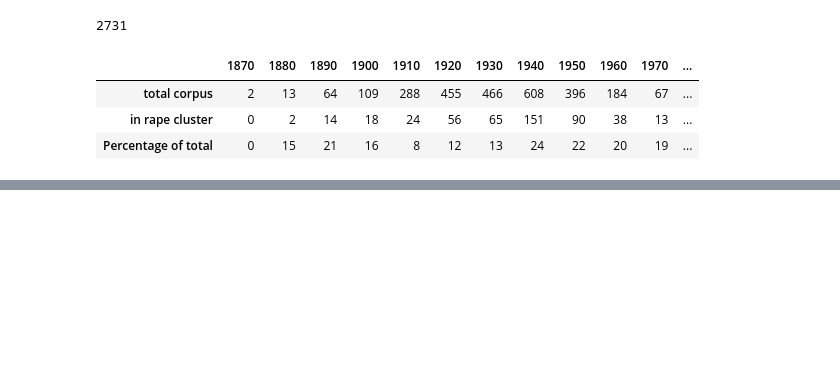
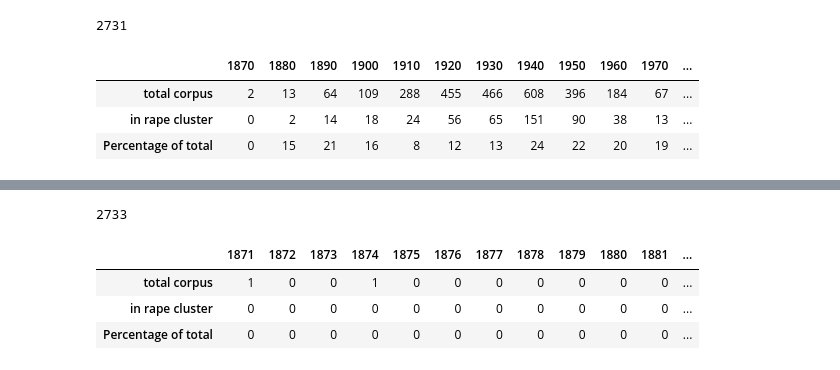
Before and after one commit to ohtap/ohtap, a Jupyter notebook: Research Question 1/RQ1 code.ipynb, the cells around one changed output, grey strips where cells are left out. Drawn from its saved outputs; the diff is of its cells as text; code cells hidden in the pictures; blank space fills up the shorter version.

Commit message:
added birth year table

```diff
--- a/Research Question 1/RQ1 code.ipynb
+++ b/Research Question 1/RQ1 code.ipynb
@@ -83,6 +69,8 @@ for i in range(len(data)):
             value= data.loc[i, "researcher_assumed_birth_decade"]
         if value in BLANKS and atr=="identified_race":
             value= data.loc[i, "researcher_assumed_race"]
+        if value in BLANKS and atr == "real_interviewee_birth_year":
+            value= data.loc[i, "approximate_interviewee_birth_year"]
         database[data.loc[i, "interviewee_id"]][atr]=value
     database[data.loc[i, "interviewee_id"]]["interview_year"]=ids_to_years[data.loc[i, "interviewee_id"]]
 # %%
@@ -165,4 +131,4 @@ for ids in database:
     ids_to_info[ids]["sex"]=database[ids]["sex"]
     ids_to_info[ids]["race"]=database[ids]["identified_race"]
     ids_to_info[ids]["interview_year"]=database[ids]["interview_year"]
-print(ids_to_info)
+    ids_to_info[ids]["birth_year"]=database[ids]["real_interviewee_birth_year"]
@@ -377,0 +306,34 @@ pyplot.setp(ax.get_xticklabels(), rotation=30, horizontalalignment='right')
+# %%
+years=[]
+for i in range(1871, 1998):
+    years.append(str(i))
+years.append("No Info")
+total=[]
+for i in years:
+    total.append(dataformatted["real_interviewee_birth_year"][i])
+hits=defaultdict(lambda:0)
+print(sum(total))
+for x in names:
+    id_nums=text_to_ids[x]
+    for num in id_nums:
+        hits[ids_to_info[num]["birth_year"]]+=1
+hits_formatted=[]
+for i in years:
+    hits_formatted.append(hits[i])
+percentage_withNI=[]
+for i in range(len(years)):
+    if total[i]==0:
+        percentage_withNI.append(0)
+    else:
+        percentage_withNI.append(int(hits_formatted[i]/total[i]*100))
+# %% [output]
+2733
+# %%
+df_interview_year = pandas.DataFrame([total, hits_formatted, percentage_withNI], index=["total corpus", "in rape cluster", "Percentage of total"], columns=years)
+# %%
+display(df_interview_year)
+# %% [output]
+|  | 1871 | 1872 | 1873 | 1874 | 1875 | 1876 | 1877 | 1878 | 1879 | 1880 | 1881 | ... |
+| total corpus | 1 | 0 | 0 | 1 | 0 | 0 | 0 | 0 | 0 | 0 | 0 | ... |
+| in rape cluster | 0 | 0 | 0 | 0 | 0 | 0 | 0 | 0 | 0 | 0 | 0 | ... |
+| Percentage of total | 0 | 0 | 0 | 0 | 0 | 0 | 0 | 0 | 0 | 0 | 0 | ... |
```
Also changed, not shown: parts of 9 cells of this notebook.
